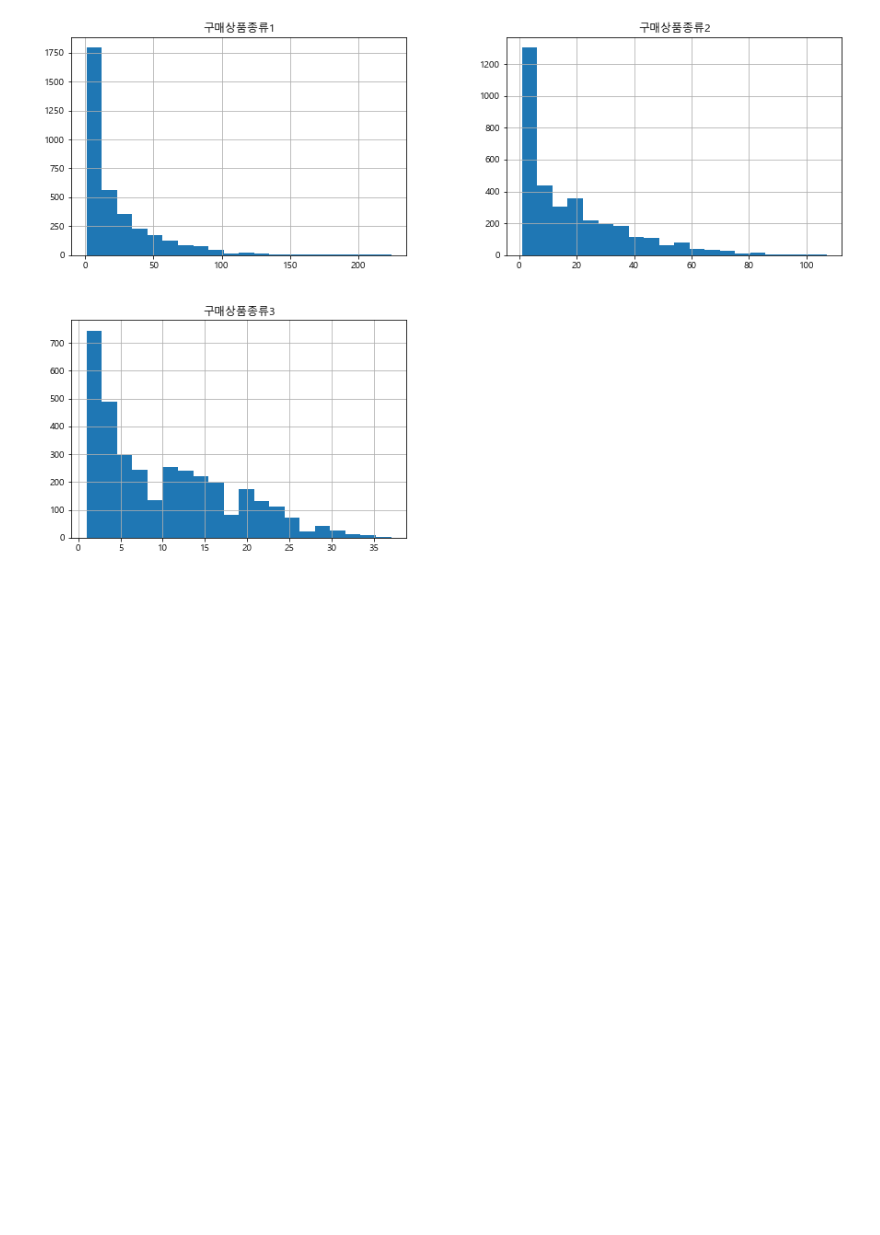
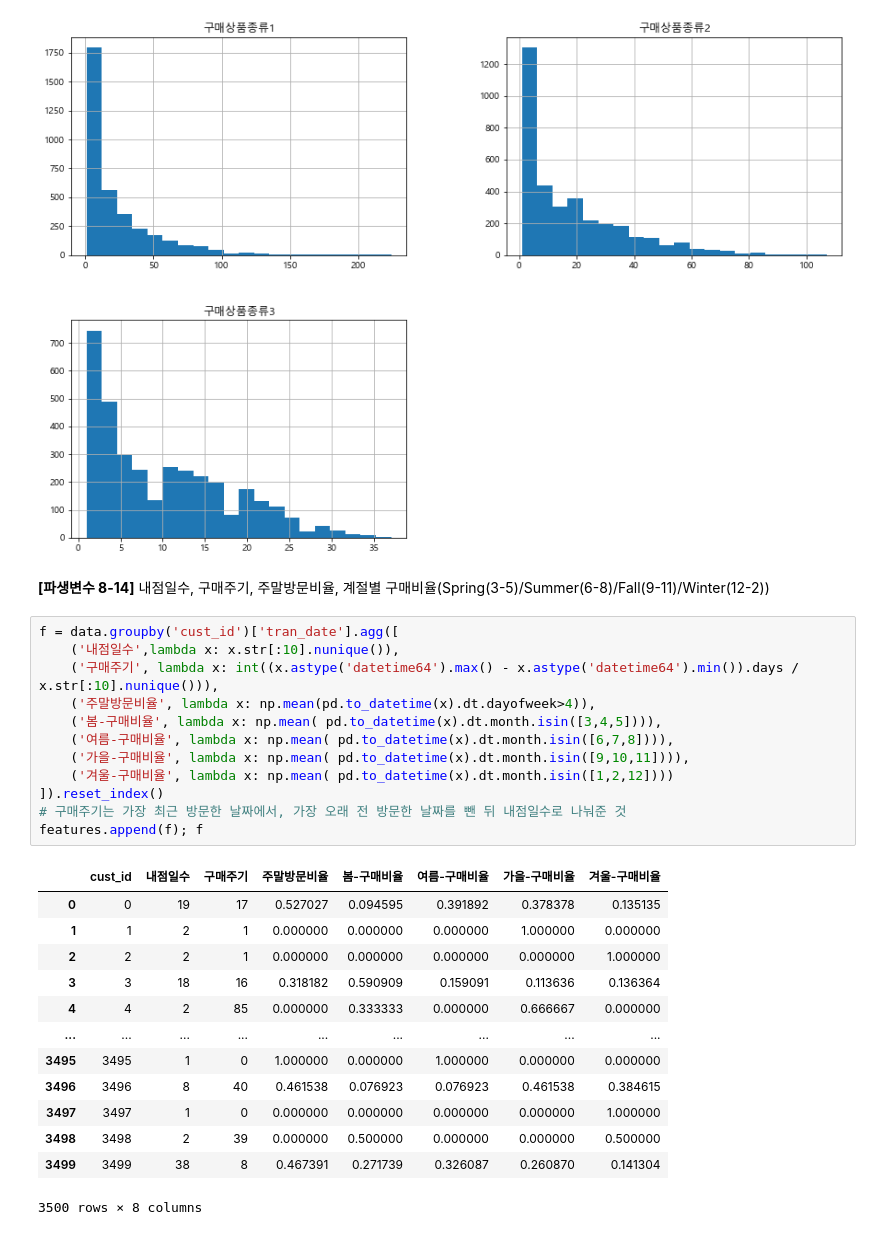
Before and after one commit to luckyspia/TIL, a Jupyter notebook: Machine_Learning/10.Practice_Part_2.ipynb, the cells around one changed output. Saved outputs shown, nothing was run; the diff lists cells and outputs as text; blank space fills up the shorter version.

```diff
--- a/Machine_Learning/10.Practice_Part_2.ipynb
+++ b/Machine_Learning/10.Practice_Part_2.ipynb
@@ -99,3 +99,31 @@ f.drop('cust_id', axis=1).hist(bins=20, figsize=(15,10))
 plt.show()
 # %% [output]
 [figure]
+# %% [markdown]
+**[파생변수 8-14]** 내점일수, 구매주기, 주말방문비율, 계절별 구매비율(Spring(3-5)/Summer(6-8)/Fall(9-11)/Winter(12-2))
+# %%
+f = data.groupby('cust_id')['tran_date'].agg([
+    ('내점일수',lambda x: x.str[:10].nunique()),
+    ('구매주기', lambda x: int((x.astype('datetime64').max() - x.astype('datetime64').min()).days / x.str[:10].nunique())),
+    ('주말방문비율', lambda x: np.mean(pd.to_datetime(x).dt.dayofweek>4)),
+    ('봄-구매비율', lambda x: np.mean( pd.to_datetime(x).dt.month.isin([3,4,5]))),
+    ('여름-구매비율', lambda x: np.mean( pd.to_datetime(x).dt.month.isin([6,7,8]))),
+    ('가을-구매비율', lambda x: np.mean( pd.to_datetime(x).dt.month.isin([9,10,11]))),
+    ('겨울-구매비율', lambda x: np.mean( pd.to_datetime(x).dt.month.isin([1,2,12])))
+]).reset_index()
+# 구매주기는 가장 최근 방문한 날짜에서, 가장 오래 전 방문한 날짜를 뺀 뒤 내점일수로 나눠준 것
+features.append(f); f
+# %% [output]
+|  | cust_id | 내점일수 | 구매주기 | 주말방문비율 | 봄-구매비율 | 여름-구매비율 | 가을-구매비율 | 겨울-구매비율 |
+| 0 | 0 | 19 | 17 | 0.527027 | 0.094595 | 0.391892 | 0.378378 | 0.135135 |
+| 1 | 1 | 2 | 1 | 0.000000 | 0.000000 | 0.000000 | 1.000000 | 0.000000 |
+| 2 | 2 | 2 | 1 | 0.000000 | 0.000000 | 0.000000 | 0.000000 | 1.000000 |
+| 3 | 3 | 18 | 16 | 0.318182 | 0.590909 | 0.159091 | 0.113636 | 0.136364 |
+| 4 | 4 | 2 | 85 | 0.000000 | 0.333333 | 0.000000 | 0.666667 | 0.000000 |
+| ... | ... | ... | ... | ... | ... | ... | ... | ... |
+| 3495 | 3495 | 1 | 0 | 1.000000 | 0.000000 | 1.000000 | 0.000000 | 0.000000 |
+| 3496 | 3496 | 8 | 40 | 0.461538 | 0.076923 | 0.076923 | 0.461538 | 0.384615 |
+| 3497 | 3497 | 1 | 0 | 0.000000 | 0.000000 | 0.000000 | 0.000000 | 1.000000 |
+| 3498 | 3498 | 2 | 39 | 0.000000 | 0.500000 | 0.000000 | 0.000000 | 0.500000 |
+| 3499 | 3499 | 38 | 8 | 0.467391 | 0.271739 | 0.326087 | 0.260870 | 0.141304 |
+3500 rows × 8 columns
```
Also changed, not shown: parts of 28 cells of this notebook.
